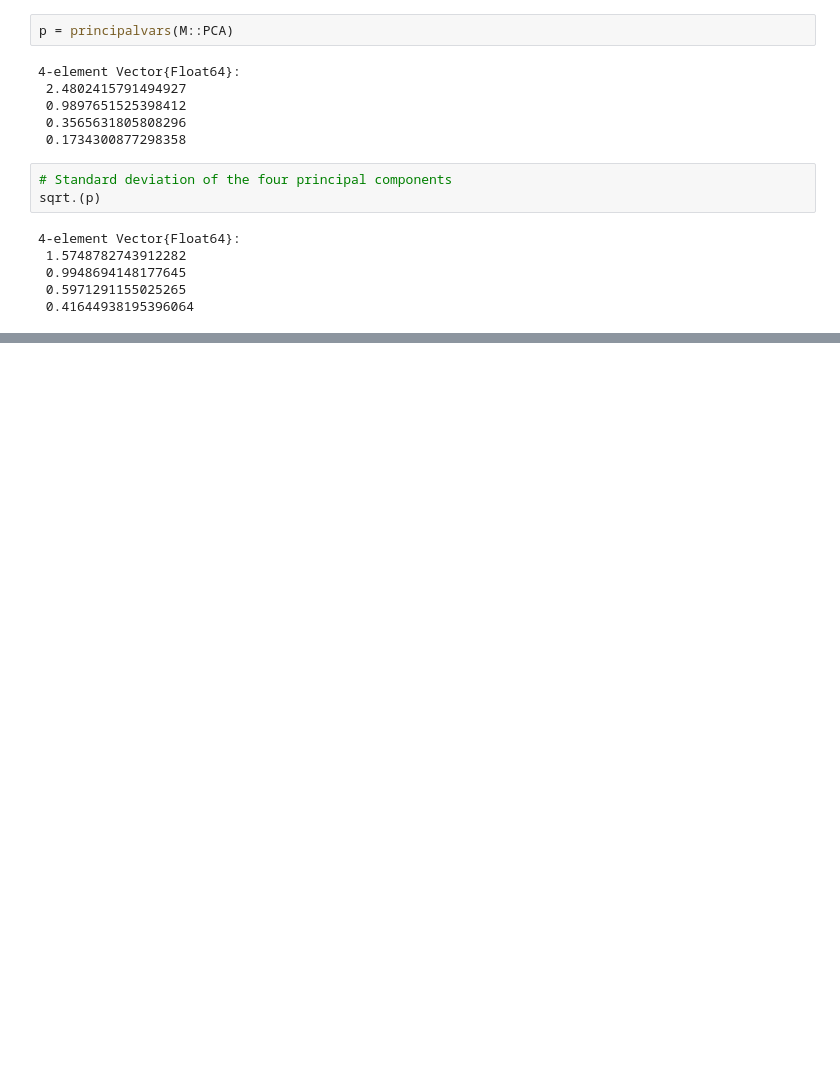
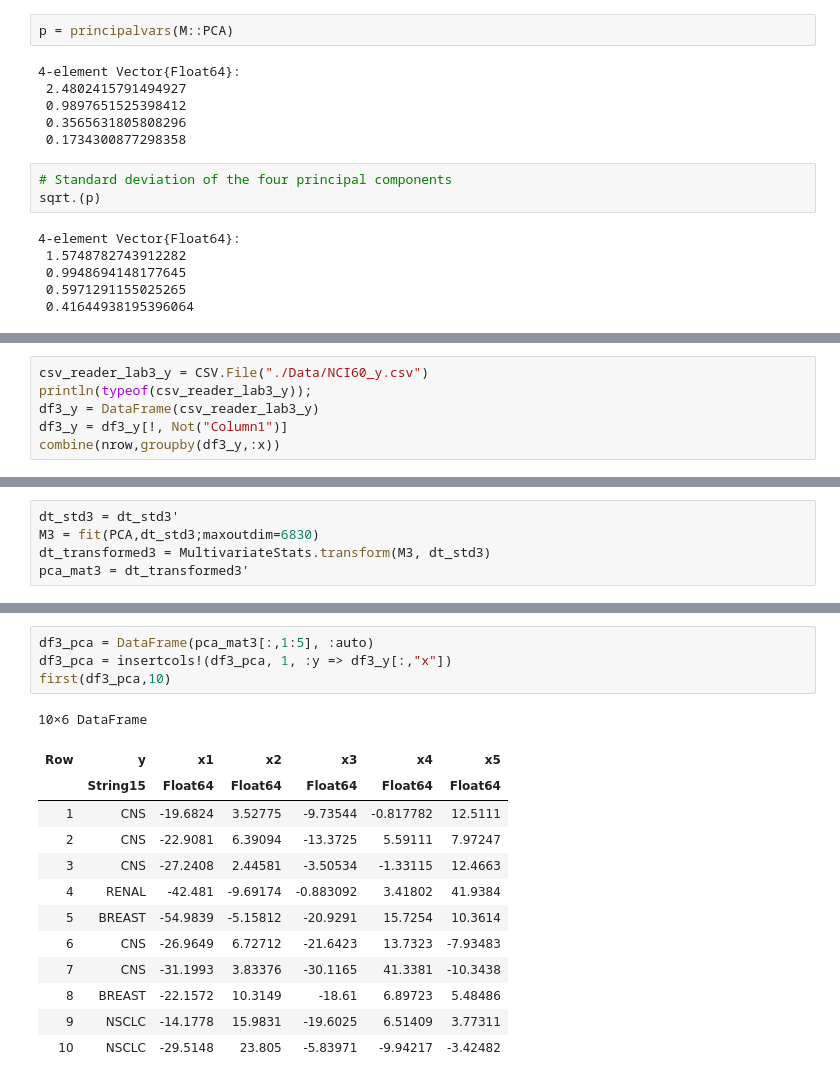
Before and after one commit to eigen-arnav/ISLR-Julia, a Jupyter notebook: Notebooks/Chapter-10.ipynb, the cells around one changed output, grey strips where cells are left out. Drawn from its saved outputs; the diff is of its cells as text; blank space fills up the shorter version.

```diff
--- a/Notebooks/Chapter-10.ipynb
+++ b/Notebooks/Chapter-10.ipynb
@@ -223,0 +287,6 @@ plot()
+# %%
+csv_reader_lab3_y = CSV.File("./Data/NCI60_y.csv")
+println(typeof(csv_reader_lab3_y));
+df3_y = DataFrame(csv_reader_lab3_y)
+df3_y = df3_y[!, Not("Column1")]
+combine(nrow,groupby(df3_y,:x))
@@ -223,0 +312,5 @@ plot()
+# %%
+dt_std3 = dt_std3'
+M3 = fit(PCA,dt_std3;maxoutdim=6830)
+dt_transformed3 = MultivariateStats.transform(M3, dt_std3)
+pca_mat3 = dt_transformed3'
@@ -223,0 +335,18 @@ plot()
+# %%
+df3_pca = DataFrame(pca_mat3[:,1:5], :auto)
+df3_pca = insertcols!(df3_pca, 1, :y => df3_y[:,"x"])
+first(df3_pca,10)
+# %% [output]
+10×6 DataFrame
+| Row | y | x1 | x2 | x3 | x4 | x5 |
+|  | String15 | Float64 | Float64 | Float64 | Float64 | Float64 |
+| 1 | CNS | -19.6824 | 3.52775 | -9.73544 | -0.817782 | 12.5111 |
+| 2 | CNS | -22.9081 | 6.39094 | -13.3725 | 5.59111 | 7.97247 |
+| 3 | CNS | -27.2408 | 2.44581 | -3.50534 | -1.33115 | 12.4663 |
+| 4 | RENAL | -42.481 | -9.69174 | -0.883092 | 3.41802 | 41.9384 |
+| 5 | BREAST | -54.9839 | -5.15812 | -20.9291 | 15.7254 | 10.3614 |
+| 6 | CNS | -26.9649 | 6.72712 | -21.6423 | 13.7323 | -7.93483 |
+| 7 | CNS | -31.1993 | 3.83376 | -30.1165 | 41.3381 | -10.3438 |
+| 8 | BREAST | -22.1572 | 10.3149 | -18.61 | 6.89723 | 5.48486 |
+| 9 | NSCLC | -14.1778 | 15.9831 | -19.6025 | 6.51409 | 3.77311 |
+| 10 | NSCLC | -29.5148 | 23.805 | -5.83971 | -9.94217 | -3.42482 |
```
Also changed, not shown: parts of 24 cells of this notebook.
